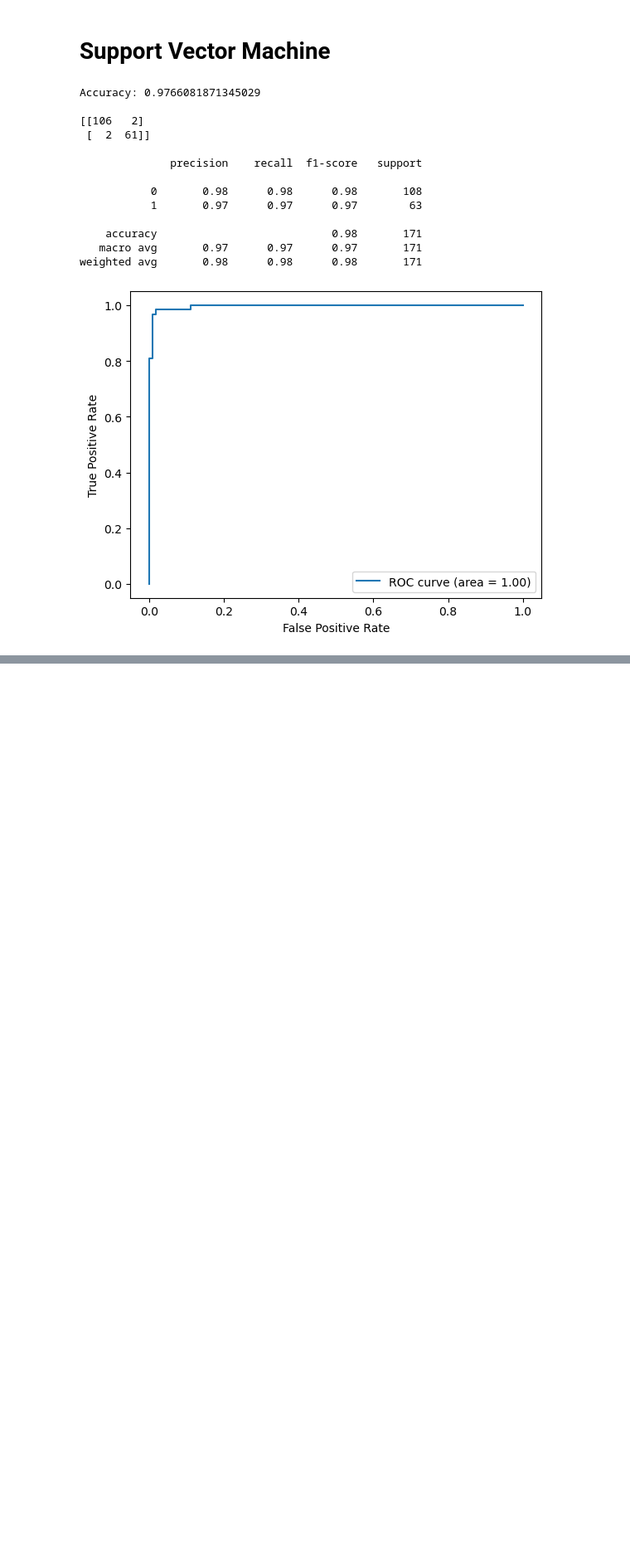
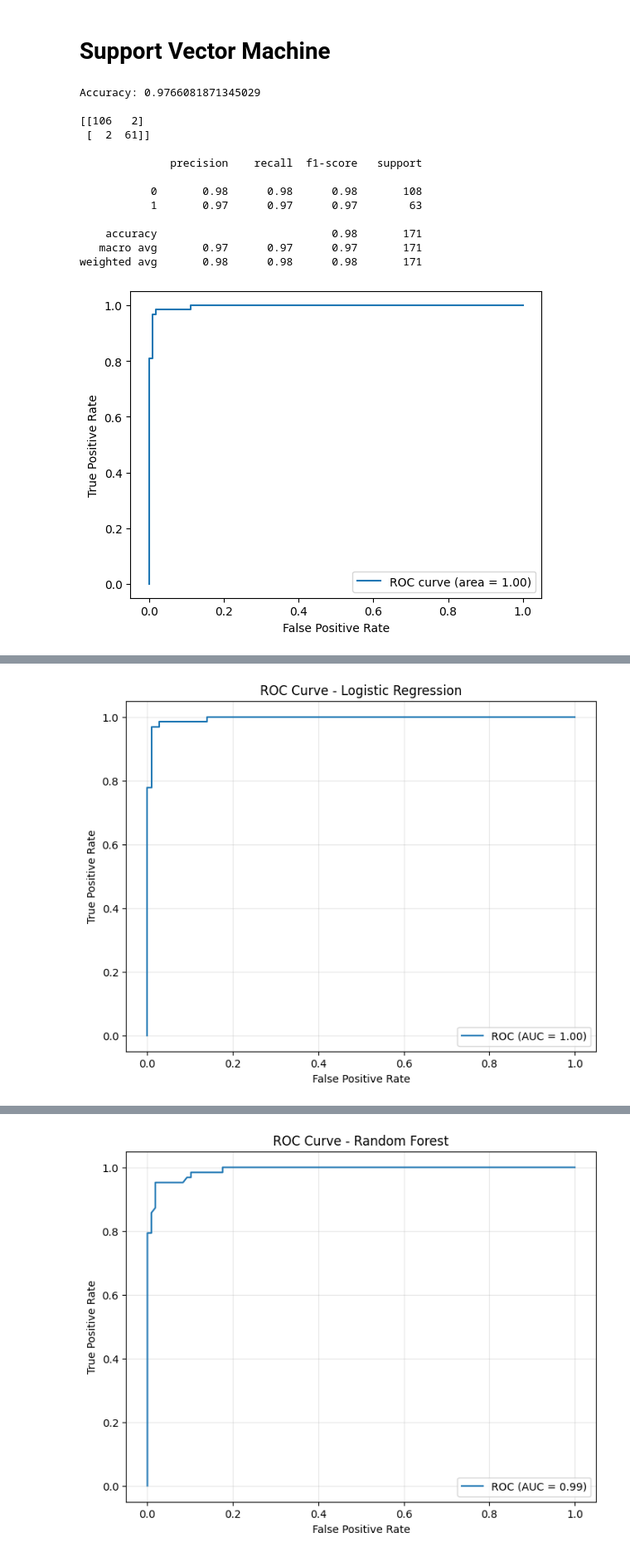
Before and after one commit to kross80300/Data_Analytics_Fall2025_TermProject, a Jupyter notebook: term_project.ipynb, the cells around one changed output, grey strips where cells are left out. Shown at 83% size. Cells and saved outputs as stored; diff of their text form; code cells hidden in the pictures; blank space fills up the shorter version.

Commit message:
Comparing model accuracy with and without feature selection

```diff
--- a/term_project.ipynb
+++ b/term_project.ipynb
@@ -326,0 +330,66 @@ weighted avg       0.98      0.98      0.98       171
+# %%
+models = {
+    "Logistic Regression": log_reg,
+    "Random Forest": rand_forest,
+    "AdaBoost": adaBoost,
+    "SVM": sup_vec_machine
+}
+
+# Scale and Split Data
+X_train_scaled, X_test_scaled, y_train, y_test = split_scale(X, y, 42)
+
+X_train_df = pd.DataFrame(X_train_scaled, columns=X.columns)
+X_test_df = pd.DataFrame(X_test_scaled, columns=X.columns)
+
+correlation_matrix = X_train_df.corr().abs()
+upper = correlation_matrix.where(np.triu(np.ones(correlation_matrix.shape), k=1).astype(bool))
+to_drop = [col for col in upper.columns if any(upper[col] > 0.9)]
+
+print(f"Dropping {len(to_drop)} highly correlated features: {to_drop}")
+
+X_train_reduced = X_train_df.drop(to_drop, axis=1)
+X_test_reduced = X_test_df.drop(to_drop, axis=1)
+
+rfe_selector = RFE(LogisticRegression(max_iter=1000), n_features_to_select=10)
+X_train_final = rfe_selector.fit_transform(X_train_reduced, y_train)
+X_test_final = rfe_selector.transform(X_test_reduced)
+
+selected_features = X_train_reduced.columns[rfe_selector.support_].tolist()
+print(f"\nFinal {len(selected_features)} features selected by RFE:")
+print(selected_features)
+print("\n")
+
+X_final = X[selected_features]
+
+for name, function in models.items():
+    print("="*70)
+    print(f"MODEL: {name}")
+    print("="*70)
+
+    y_test, y_pred, y_prob = function(X_final, y, 42)
+    acc = accuracy_score(y_test, y_pred)
+
+    print(f"Accuracy: {acc:.4f}\n")
+
+    cm = confusion_matrix(y_test, y_pred)
+    print("Confusion Matrix:")
+    print(cm)
+    print()
+
+    print("Classification Report:")
+    print(classification_report(y_test, y_pred, zero_division=0))
+
+    fpr, tpr, thresholds = roc_curve(y_test, y_prob)
+    roc_auc = auc(fpr, tpr)
+
+    plt.figure(figsize=(8, 6))
+    plt.plot(fpr, tpr, label=f'ROC (AUC = {roc_auc:.2f})')
+    plt.xlabel('False Positive Rate')
+    plt.ylabel('True Positive Rate')
+    plt.title(f'ROC Curve - {name}')
+    plt.legend()
+    plt.grid(alpha=0.3)
+    plt.show()
+
+    print("\n\n")
+# %% [output]
@@ -326,0 +413 @@ weighted avg       0.98      0.98      0.98       171
+[figure, added]
@@ -326,0 +432 @@ weighted avg       0.98      0.98      0.98       171
+[figure, added]
```
Also changed, not shown: parts of 14 cells of this notebook.
